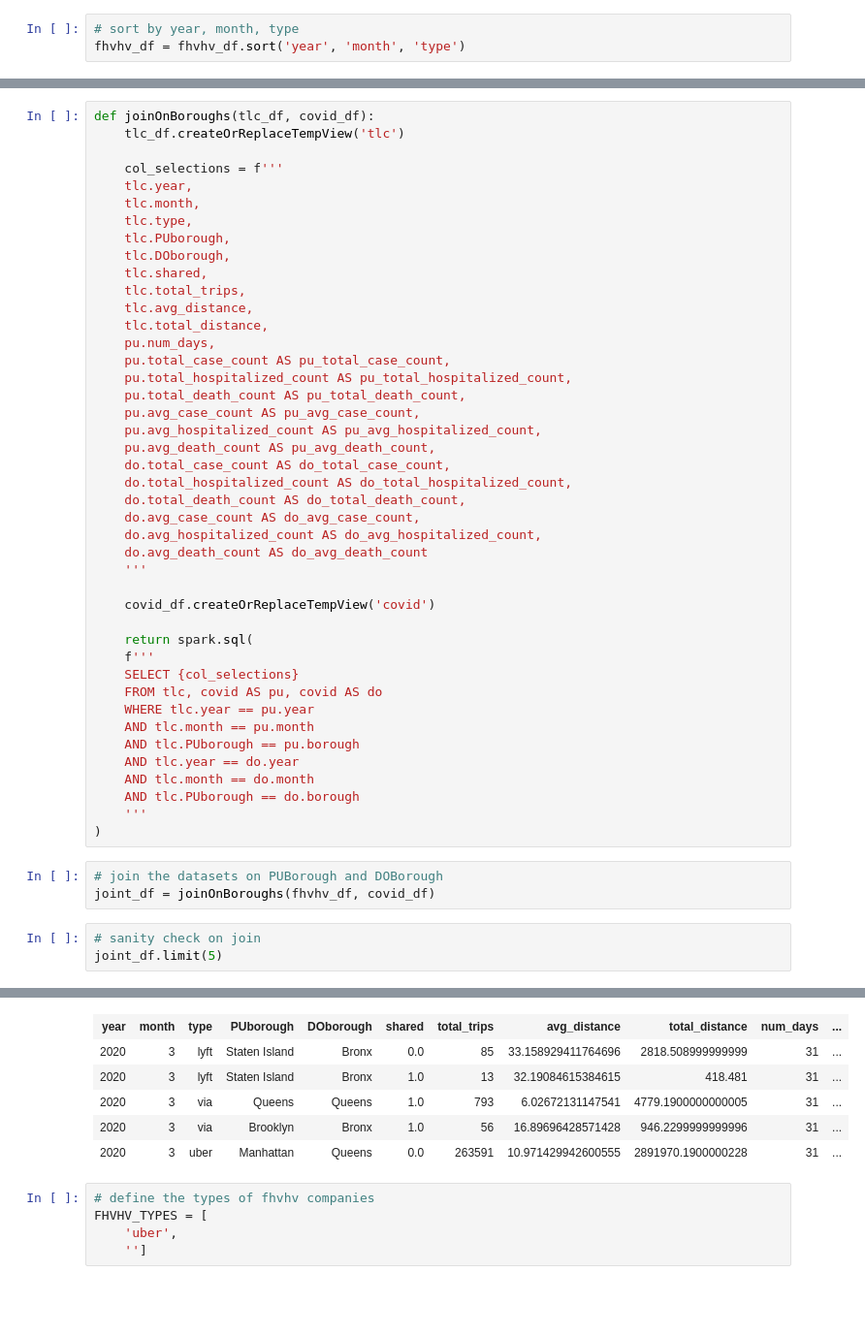
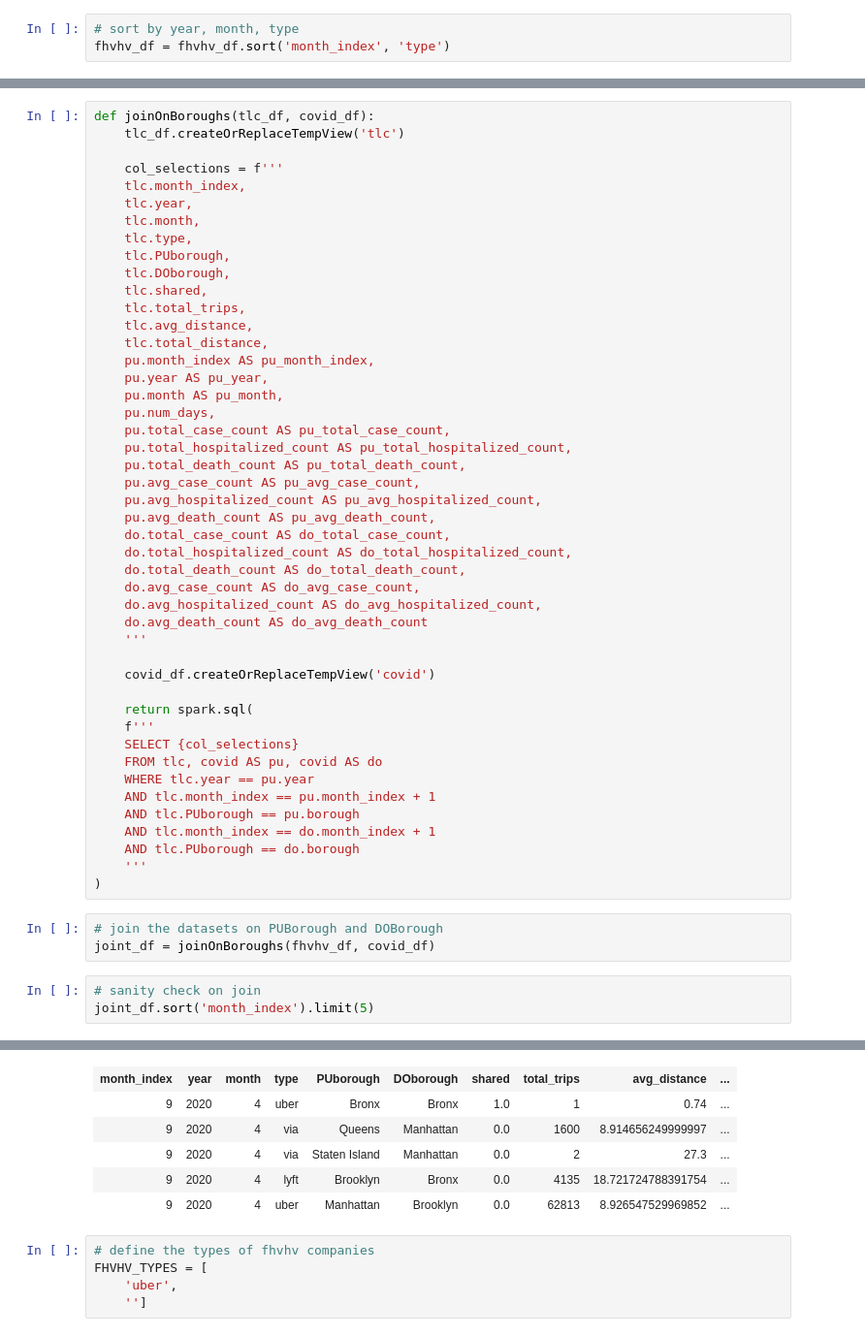
Before and after one commit to MAST30034-Applied-Data-Science/mast30034-project-1-DigitalData, a Jupyter notebook: notebooks/data_analysis_fhvh_vs_covid.ipynb, the cells around one changed output, grey strips where cells are left out. Shown: that part at 97% size. Saved outputs shown, nothing was run; the diff lists cells and outputs as text; blank space fills up the shorter version.

```diff
--- a/notebooks/data_analysis_fhvh_vs_covid.ipynb
+++ b/notebooks/data_analysis_fhvh_vs_covid.ipynb
@@ -40,7 +42,7 @@ fhvhv_df.createOrReplaceTempView("fhvhv")
 # fhvhv_df = pd.read_parquet('../data/curated/tlc/aggregated')
 # %%
 # sort by year, month, type
-fhvhv_df = fhvhv_df.sort('year', 'month', 'type')
+fhvhv_df = fhvhv_df.sort('month_index', 'type')
 # %%
 # sanity check on read
 fhvhv_df.limit(5)
@@ -71,6 +73,7 @@ def joinOnBoroughs(tlc_df, covid_df):
     tlc_df.createOrReplaceTempView('tlc')
 
     col_selections = f'''
+    tlc.month_index,
     tlc.year,
     tlc.month,
     tlc.type,
@@ -80,6 +83,9 @@ def joinOnBoroughs(tlc_df, covid_df):
     tlc.total_trips,
     tlc.avg_distance,
     tlc.total_distance,
+    pu.month_index AS pu_month_index,
+    pu.year AS pu_year,
+    pu.month AS pu_month,
     pu.num_days,
     pu.total_case_count AS pu_total_case_count,
     pu.total_hospitalized_count AS pu_total_hospitalized_count,
@@ -102,10 +108,9 @@ def joinOnBoroughs(tlc_df, covid_df):
     SELECT {col_selections}
     FROM tlc, covid AS pu, covid AS do
     WHERE tlc.year == pu.year
-    AND tlc.month == pu.month
+    AND tlc.month_index == pu.month_index + 1
     AND tlc.PUborough == pu.borough
-    AND tlc.year == do.year
-    AND tlc.month == do.month
+    AND tlc.month_index == do.month_index + 1
     AND tlc.PUborough == do.borough
     '''
 )
@@ -114,5 +119,5 @@ def joinOnBoroughs(tlc_df, covid_df):
 joint_df = joinOnBoroughs(fhvhv_df, covid_df)
 # %%
 # sanity check on join
-joint_df.limit(5)
+joint_df.sort('month_index').limit(5)
 # %% [output]
@@ -119,9 +125,9 @@ joint_df.limit(5)
-| year | month | type | PUborough | DOborough | shared | total_trips | avg_distance | total_distance | num_days | ... |
-| 2020 | 3 | lyft | Staten Island | Bronx | 0.0 | 85 | 33.158929411764696 | 2818.508999999999 | 31 | ... |
-| 2020 | 3 | lyft | Staten Island | Bronx | 1.0 | 13 | 32.19084615384615 | 418.481 | 31 | ... |
-| 2020 | 3 | via | Queens | Queens | 1.0 | 793 | 6.02672131147541 | 4779.1900000000005 | 31 | ... |
-| 2020 | 3 | via | Brooklyn | Bronx | 1.0 | 56 | 16.89696428571428 | 946.2299999999996 | 31 | ... |
-| 2020 | 3 | uber | Manhattan | Queens | 0.0 | 263591 | 10.971429942600555 | 2891970.1900000228 | 31 | ... |
+| month_index | year | month | type | PUborough | DOborough | shared | total_trips | avg_distance | ... |
+| 9 | 2020 | 4 | uber | Bronx | Bronx | 1.0 | 1 | 0.74 | ... |
+| 9 | 2020 | 4 | via | Queens | Manhattan | 0.0 | 1600 | 8.914656249999997 | ... |
+| 9 | 2020 | 4 | via | Staten Island | Manhattan | 0.0 | 2 | 27.3 | ... |
+| 9 | 2020 | 4 | lyft | Brooklyn | Bronx | 0.0 | 4135 | 18.721724788391754 | ... |
+| 9 | 2020 | 4 | uber | Manhattan | Brooklyn | 0.0 | 62813 | 8.926547529969852 | ... |
 # %%
 # define the types of fhvhv companies
 FHVHV_TYPES = [
```
Also changed, not shown: parts of 5 cells of this notebook, 16 other files.
